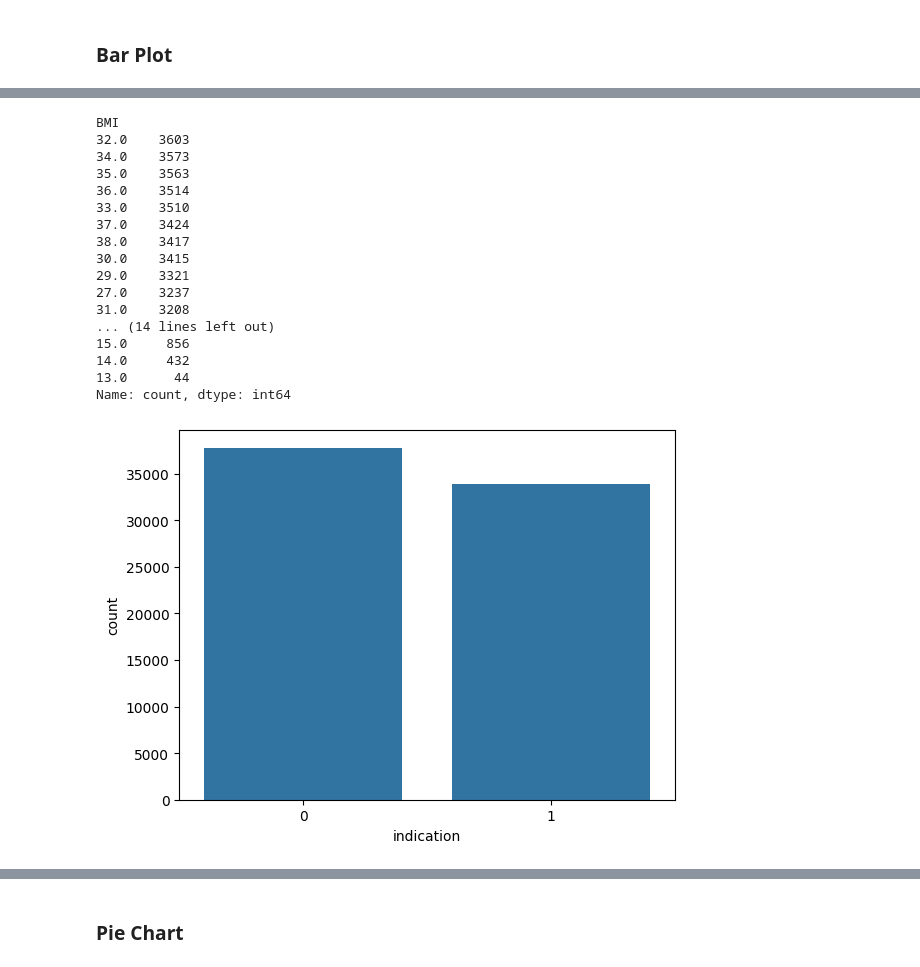
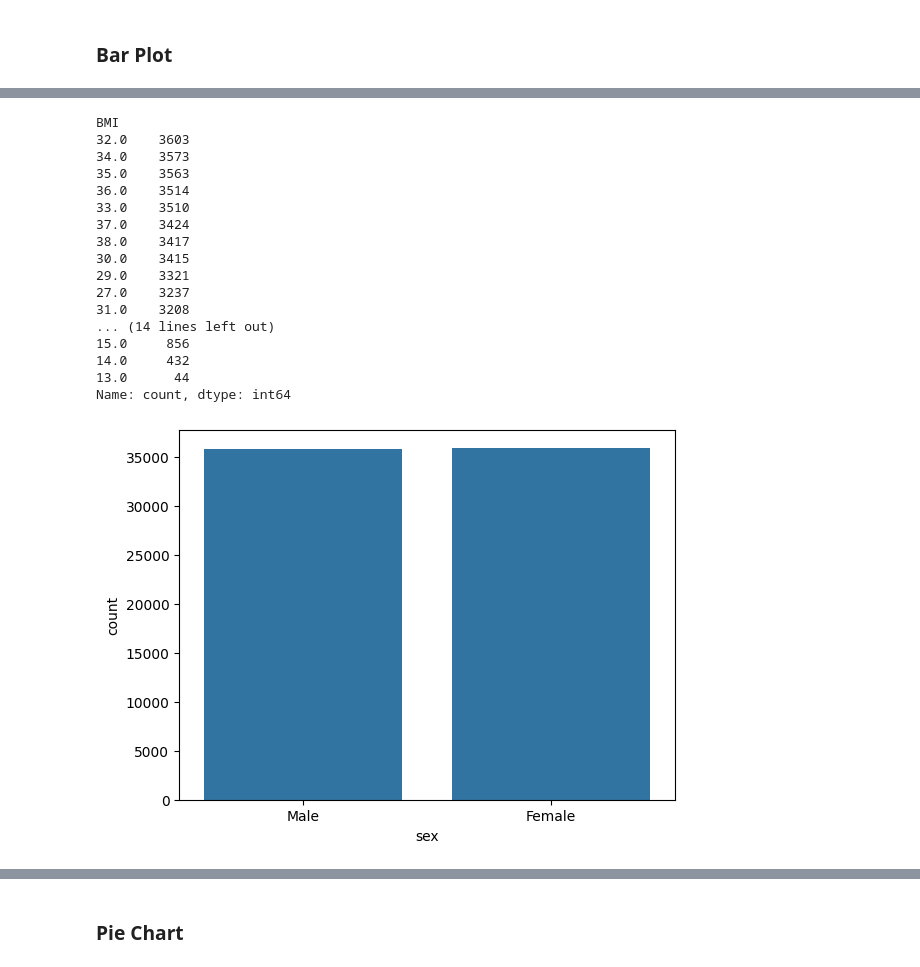
Before and after one commit to RIJAN-GH/Data-Science, a Jupyter notebook: Lab3.ipynb, the cells around one changed output, grey strips where cells are left out. Saved outputs shown, nothing was run; the diff lists cells and outputs as text; code cells hidden in the pictures.

```diff
--- a/Lab3.ipynb
+++ b/Lab3.ipynb
@@ -85,22 +89,24 @@ plt.show()
 # %%
-sns.countplot(data=df, x='indication')
+
+df['sex'] = df['sex'].map({1:'Male', 0:'Female'})
+sns.countplot(data=df, x='sex')
 df['BMI'].value_counts()
 # %% [output]
 BMI
 32.0    3603
 34.0    3573
 35.0    3563
 36.0    3514
 33.0    3510
 37.0    3424
 38.0    3417
 30.0    3415
 29.0    3321
 27.0    3237
 31.0    3208
 ... (14 lines left out)
 15.0     856
 14.0     432
 13.0      44
 Name: count, dtype: int64
-[figure, old version]
+[figure, new version]
```
Also changed, not shown: parts of 15 cells of this notebook.
